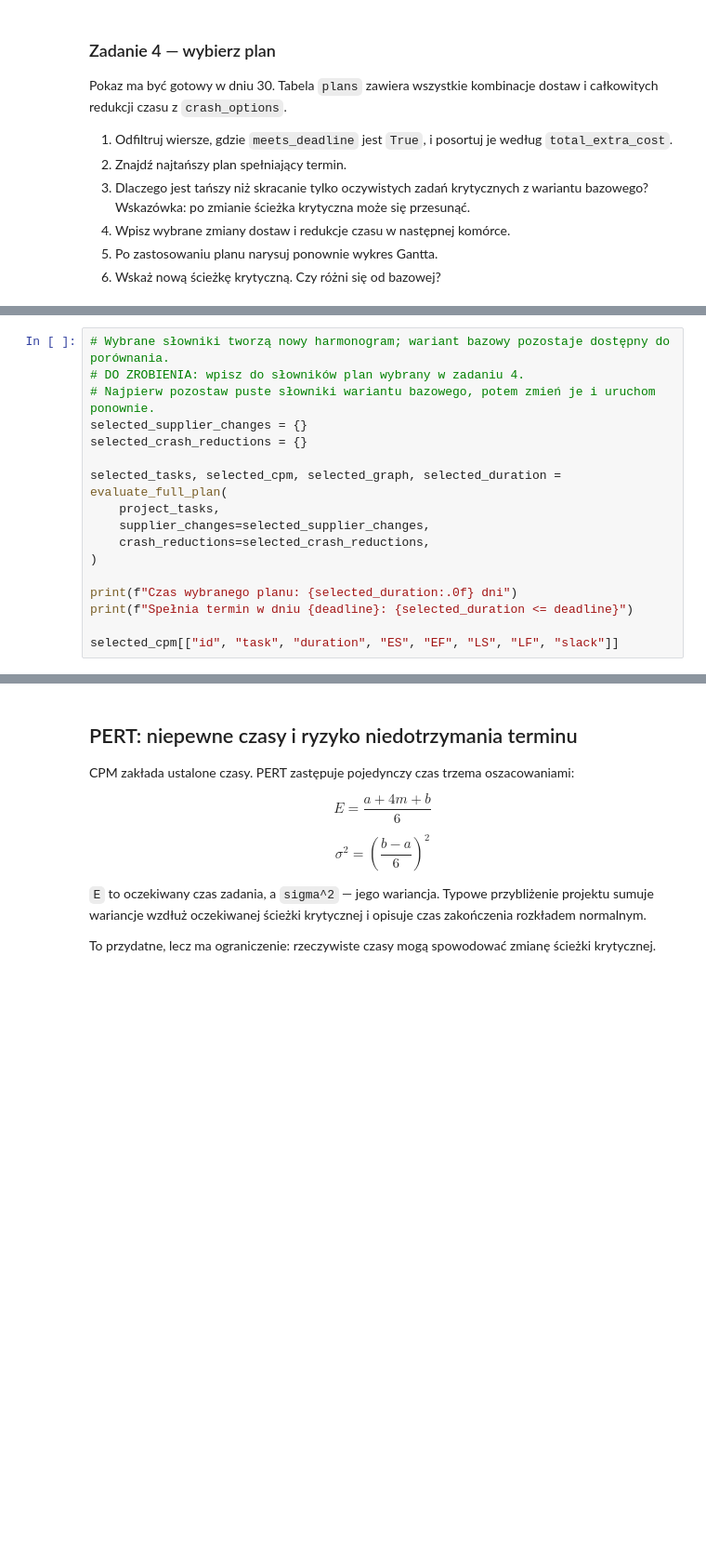
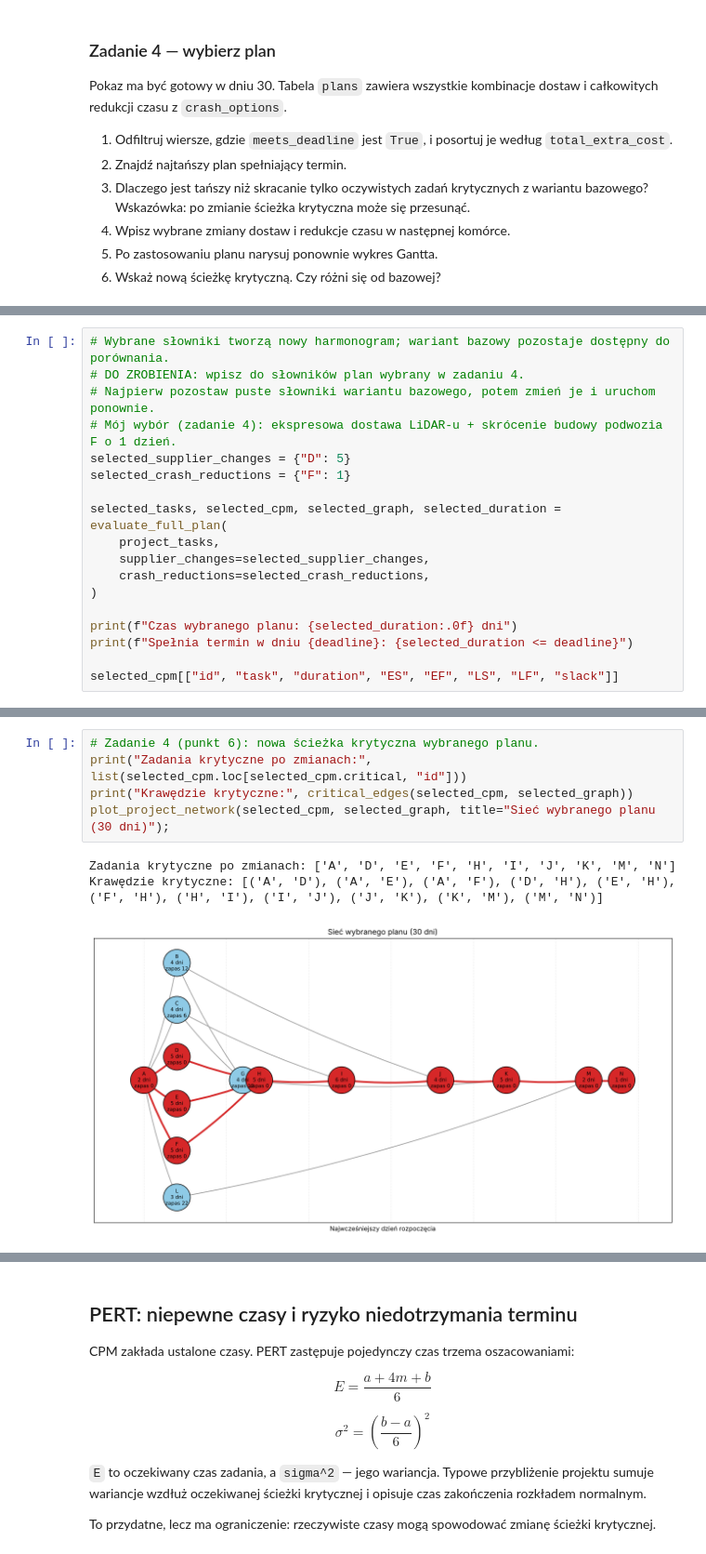
Before and after one commit to Damian-Swaczyna/cpp, a Jupyter notebook: pl/lab_auto_5.ipynb, the cells around one changed output, grey strips where cells are left out. Shown at 93% size. Cells and saved outputs as stored; diff of their text form; blank space fills up the shorter version.

```diff
--- a/pl/lab_auto_5.ipynb
+++ b/pl/lab_auto_5.ipynb
@@ -940,8 +1060,9 @@ Pokaz ma być gotowy w dniu 30. Tabela `plans` zawiera wszystkie kombinacje dost
 # Wybrane słowniki tworzą nowy harmonogram; wariant bazowy pozostaje dostępny do porównania.
 # DO ZROBIENIA: wpisz do słowników plan wybrany w zadaniu 4.
 # Najpierw pozostaw puste słowniki wariantu bazowego, potem zmień je i uruchom ponownie.
-selected_supplier_changes = {}
-selected_crash_reductions = {}
+# Mój wybór (zadanie 4): ekspresowa dostawa LiDAR-u + skrócenie budowy podwozia F o 1 dzień.
+selected_supplier_changes = {"D": 5}
+selected_crash_reductions = {"F": 1}
 
 selected_tasks, selected_cpm, selected_graph, selected_duration = evaluate_full_plan(
     project_tasks,
@@ -958,0 +1100,9 @@ plot_project_gantt(selected_cpm, deadline=deadline, title='Wykres Gantta wybrane
+# %%
+# Zadanie 4 (punkt 6): nowa ścieżka krytyczna wybranego planu.
+print("Zadania krytyczne po zmianach:", list(selected_cpm.loc[selected_cpm.critical, "id"]))
+print("Krawędzie krytyczne:", critical_edges(selected_cpm, selected_graph))
+plot_project_network(selected_cpm, selected_graph, title="Sieć wybranego planu (30 dni)");
+# %% [output]
+Zadania krytyczne po zmianach: ['A', 'D', 'E', 'F', 'H', 'I', 'J', 'K', 'M', 'N']
+Krawędzie krytyczne: [('A', 'D'), ('A', 'E'), ('A', 'F'), ('D', 'H'), ('E', 'H'), ('F', 'H'), ('H', 'I'), ('I', 'J'), ('J', 'K'), ('K', 'M'), ('M', 'N')]
+[figure, added]
```
Also changed, not shown: parts of 29 cells of this notebook.
